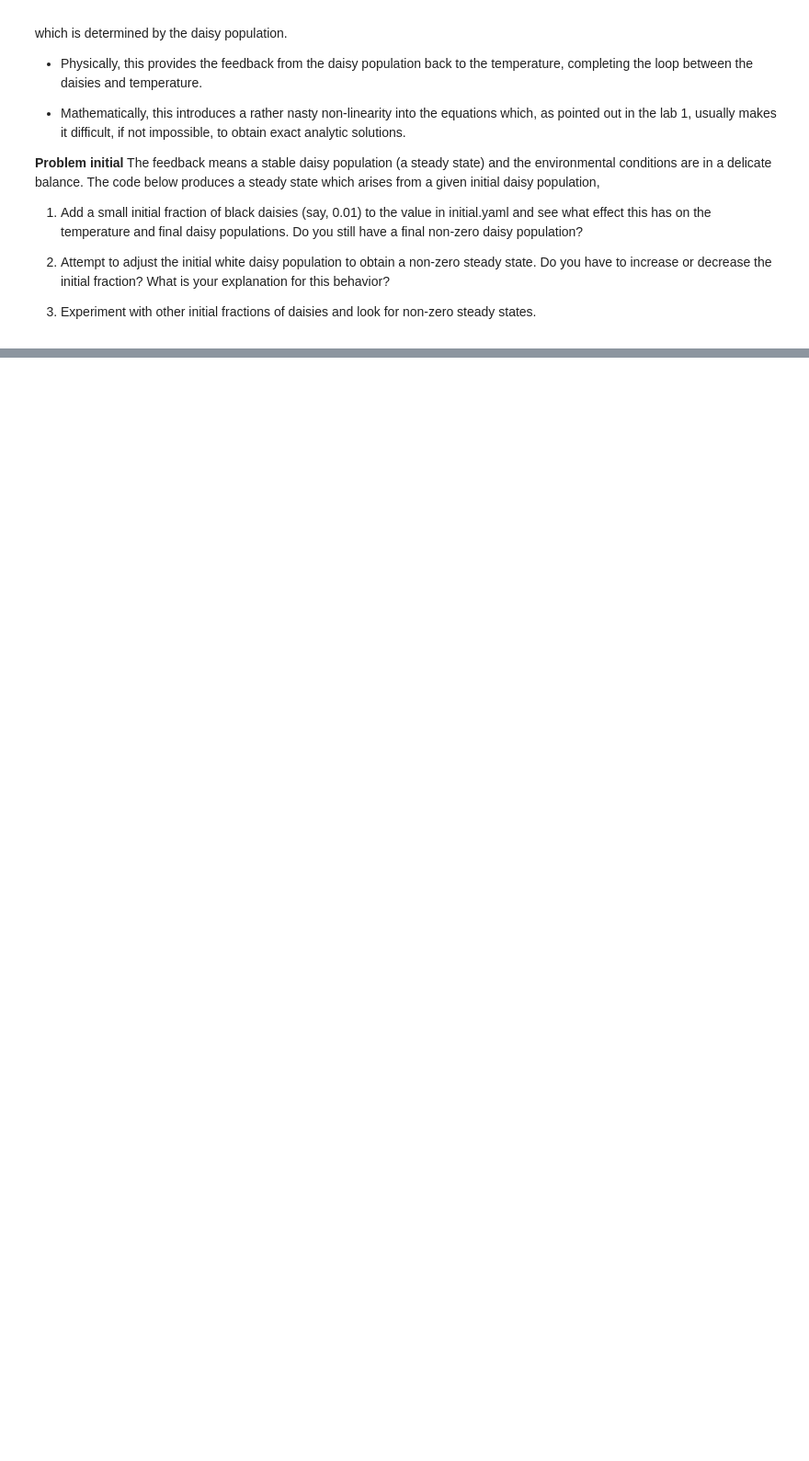
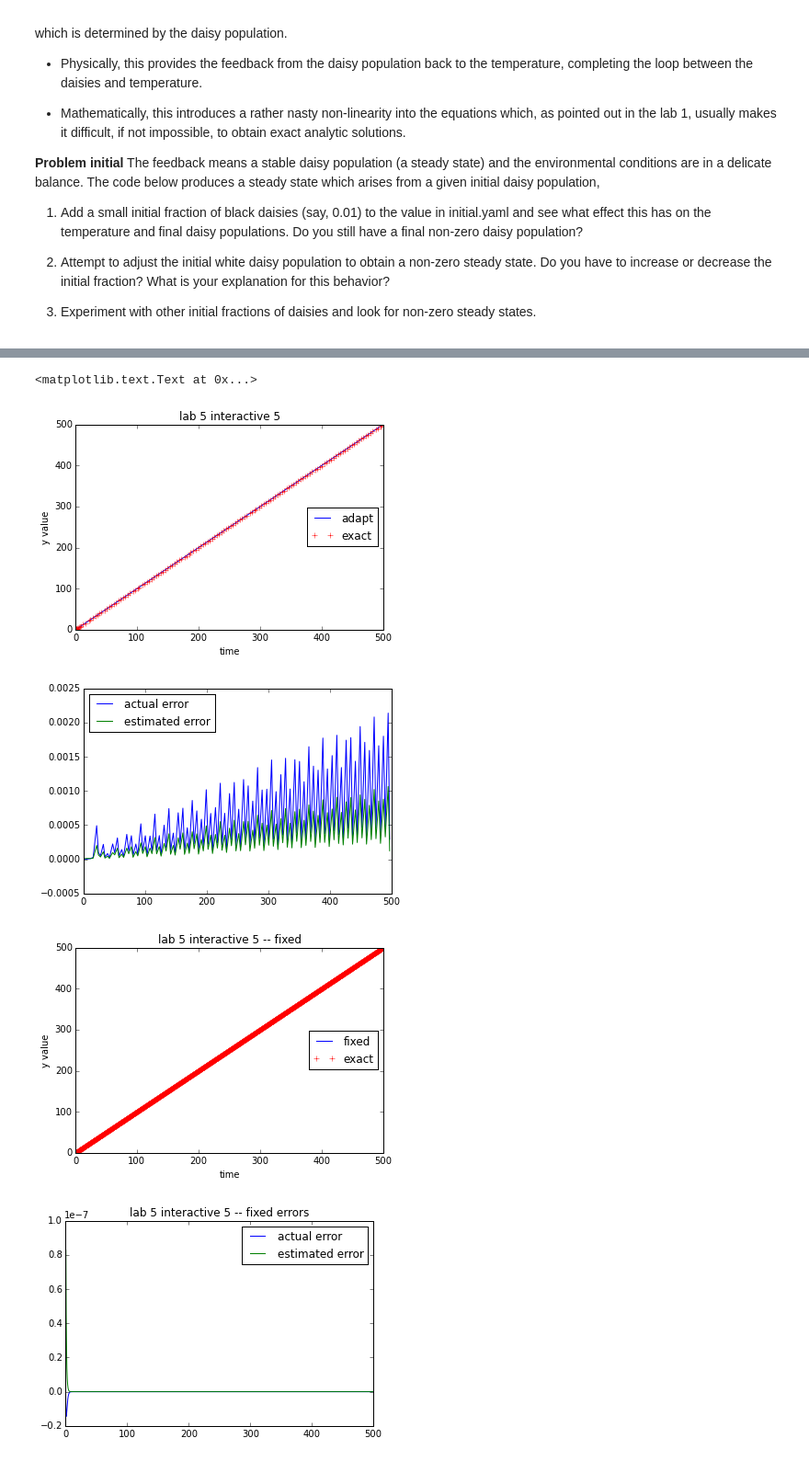
Before and after one commit to timothya87/numeric, a Jupyter notebook: lab5/lab5.ipynb, the cells around one changed output, grey strips where cells are left out. Shown at 92% size. Cells and saved outputs as stored; diff of their text form; code cells hidden in the pictures; blank space fills up the shorter version.

Commit message:
lab5 figures

```diff
--- a/lab5/lab5.ipynb
+++ b/lab5/lab5.ipynb
@@ -696,6 +689,14 @@ class Integ54(Integrator):
         self.set_yinit()
 
     def find_temp(self, yvals):
+        """
+            Calculate the temperatures over the white and black daisies
+            and the planetary equilibrium temperature given the daisy fractions
+
+            input:  yvals -- array of dimension [2] with the white [0] and black [1]
+                    daisy fractiion
+            output:  white temperature (K), black temperature (K), equilibrium temperature (K)
+        """
         sigma = 5.67e-8  # Stefan Boltzman constant W/m^2/K^4
         user = self.uservars
         bare = 1.0 - yvals[0] - yvals[1]
@@ -1180,0 +894,61 @@ $$T^4_e = L \frac{S_0}{4\sigma}(1-\alpha_p)$$
+# %%
+%matplotlib inline
+import numpy as np
+import matplotlib.pyplot as plt
+
+theSolver=Integ55('expon.yaml')
+
+timeVals,yVals,yErrors =theSolver.timeloop5Err()
+timeVals=np.array(timeVals)
+exact=timeVals + np.exp(-timeVals)
+yVals=np.array(yVals)
+yVals=yVals.squeeze()
+yErrors=np.array(yErrors)
+
+thefig,theAx=plt.subplots(1,1)
+line1=theAx.plot(timeVals,yVals,label='adapt')
+line2=theAx.plot(timeVals,exact,'r+',label='exact')
+theAx.set_title('lab 5 interactive 5')
+theAx.set_xlabel('time')
+theAx.set_ylabel('y value')
+theAx.legend(loc='center right')
+
+#
+# we need to unpack yvals (a list of arrays of length 1
+# into an array of numbers using a list comprehension
+#
+
+thefig,theAx=plt.subplots(1,1)
+realestError = yVals - exact
+actualErrorLine=theAx.plot(timeVals,realestError,label='actual error')
+estimatedErrorLine=theAx.plot(timeVals,yErrors,label='estimated error')
+theAx.legend(loc='best')
+
+
+timeVals,yVals,yErrors =theSolver.timeloop5fixed()
+
+np_yVals=np.array(yVals).squeeze()
+yErrors=np.array(yErrors)
+np_exact=timeVals + np.exp(-timeVals)
+
+
+thefig,theAx=plt.subplots(1,1)
+line1=theAx.plot(timeVals,np_yVals,label='fixed')
+line2=theAx.plot(timeVals,np_exact,'r+',label='exact')
+theAx.set_title('lab 5 interactive 5 -- fixed')
+theAx.set_xlabel('time')
+theAx.set_ylabel('y value')
+theAx.legend(loc='center right')
+
+thefig,theAx=plt.subplots(1,1)
+realestError = np_yVals - np_exact
+actualErrorLine=theAx.plot(timeVals,realestError,label='actual error')
+estimatedErrorLine=theAx.plot(timeVals,yErrors,label='estimated error')
+theAx.legend(loc='best')
+theAx.set_title('lab 5 interactive 5 -- fixed errors')
+# %% [output]
+<matplotlib.text.Text at 0x...>
+[figure, added]
+[figure, added]
+[figure, added]
+[figure, added]
```
Also changed, not shown: parts of 23 cells of this notebook, 10 other files.
